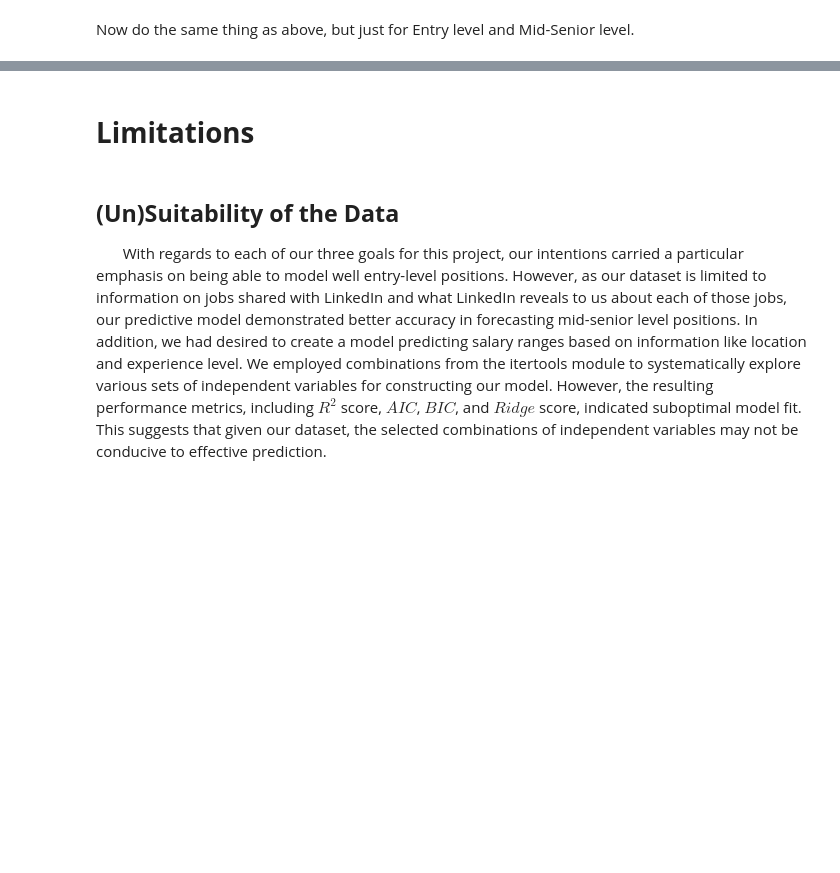
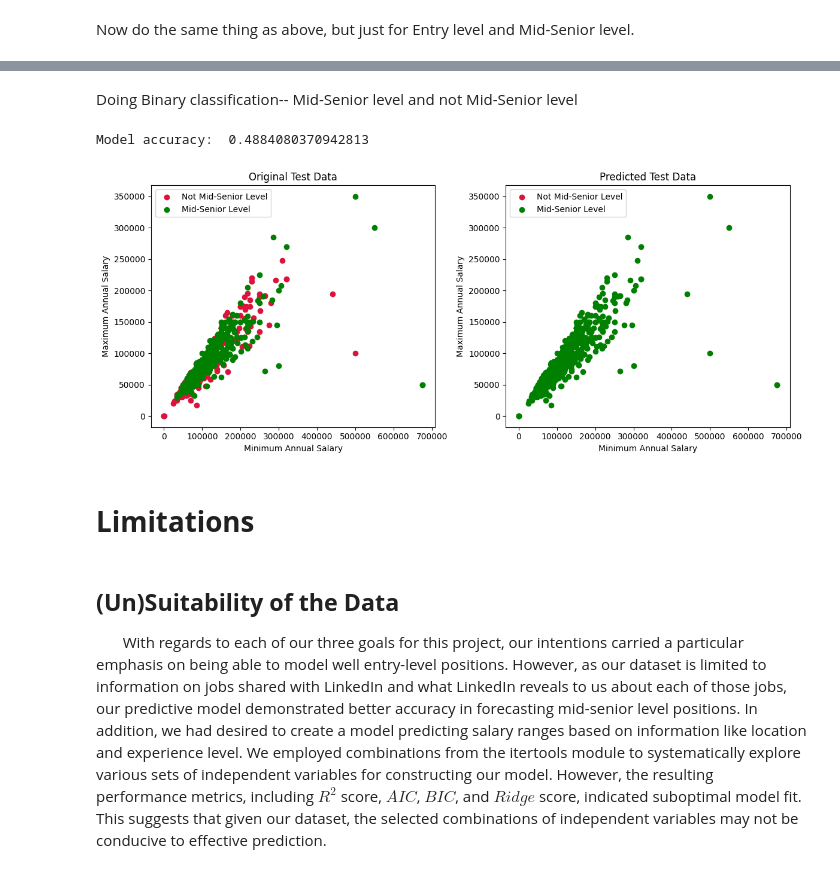
Before and after one commit to sarahwinters64/portfolio_projects, a Jupyter notebook: Vol3 Final Draft.ipynb, the cells around one changed output, grey strips where cells are left out. Saved outputs shown, nothing was run; the diff lists cells and outputs as text; code cells hidden in the pictures; blank space fills up the shorter version.

```diff
--- a/Vol3 Final Draft.ipynb
+++ b/Vol3 Final Draft.ipynb
@@ -334,3 +316,53 @@ Model accuracy:  0.6322067594433399
+# %% [markdown]
+Doing Binary classification-- Mid-Senior level and not Mid-Senior level
+# %%
+# binarize the Mid-Senior level data
+one_hot_data = pd.get_dummies(full_time_data, columns=['formatted_experience_level'], dtype=int)
+# create a df with just the salary
+salary_columns = one_hot_data[["max_salary", "min_salary"]]
+X = salary_columns
+y = one_hot_data['formatted_experience_level_Mid-Senior level']
+
+X_train, X_test, y_train, y_test = train_test_split(X, y, test_size=0.2, random_state=42)
+# use LogisticRegression
+model = LogisticRegression(fit_intercept=True).fit(X_train, y_train) # add constant feature
+prediction_labels = model.predict(X_test)
+# plot the original data
+label_color_dict = {0: 'crimson', 1: 'green'}
+
+plt.figure(figsize=(12, 5))
+plt.subplot(1,2,1)
+for key, value in label_color_dict.items():
+    indices = y_test.values == key
+    if key:
+        plot_label = 'Mid-Senior Level'
+    else:
+        plot_label = 'Not Mid-Senior Level'
+    plt.scatter(X_test.values[indices, 0], X_test.values[indices, 1], label=plot_label, c=value)
+plt.xlabel("Minimum Annual Salary")
+plt.ylabel("Maximum Annual Salary")
+plt.title("Original Test Data")
+plt.legend()
+
+# now with predicted labels
+plt.subplot(1,2,2)
+for key, value in label_color_dict.items():
+    indices = prediction_labels == key
+    if key:
+        plot_label = 'Mid-Senior Level'
+    else:
+        plot_label = 'Not Mid-Senior Level'
+    plt.scatter(X_test.values[indices, 0], X_test.values[indices, 1], label=plot_label, c=value)
+plt.xlabel("Minimum Annual Salary")
+plt.ylabel("Maximum Annual Salary")
+plt.title("Predicted Test Data")
+plt.legend()
+plt.tight_layout()
+
+print("Model accuracy: ", accuracy_score(y_test.values, prediction_labels))
+# %% [output]
+Model accuracy:  0.4884080370942813
+[figure, added]
 # %% [markdown]
 # **Limitations**
 # %% [markdown]
```
Also changed, not shown: parts of 4 cells of this notebook.
